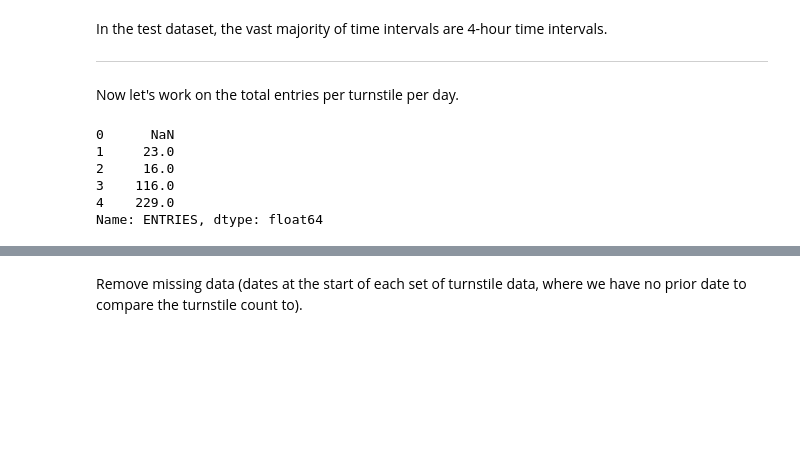
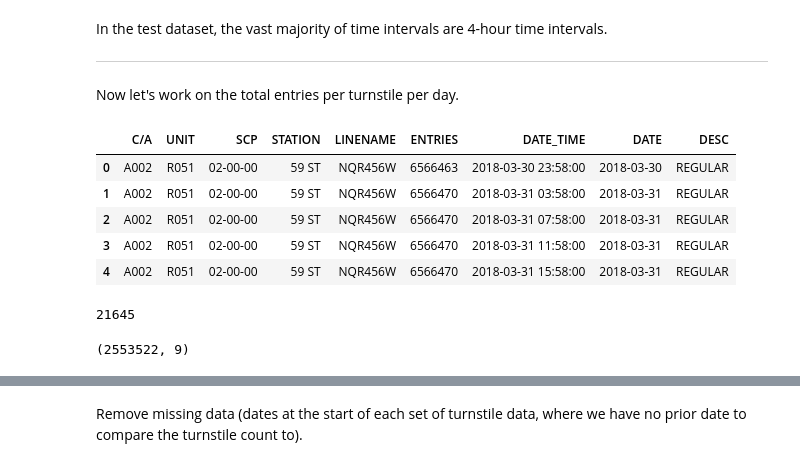
Before and after one commit to cstepien/campaign_positioning_at_mta_stations, a Jupyter notebook: challenge_set_1_courtney.ipynb, the cells around one changed output, grey strips where cells are left out. Drawn from its saved outputs; the diff is of its cells as text; code cells hidden in the pictures; blank space fills up the shorter version.

```diff
--- a/challenge_set_1_courtney.ipynb
+++ b/challenge_set_1_courtney.ipynb
@@ -149,4 +182,13 @@ In the test dataset, the vast majority of time intervals are 4-hour time interva
 
 ---
 Now let's work on the total entries per turnstile per day.
+# %%
+time_series_df.head()
+# %% [output]
+|  | C/A | UNIT | SCP | STATION | LINENAME | ENTRIES | DATE_TIME | DATE | DESC |
+| 0 | A002 | R051 | 02-00-00 | 59 ST | NQR456W | 6566463 | 2018-03-30 23:58:00 | 2018-03-30 | REGULAR |
+| 1 | A002 | R051 | 02-00-00 | 59 ST | NQR456W | 6566470 | 2018-03-31 03:58:00 | 2018-03-31 | REGULAR |
+| 2 | A002 | R051 | 02-00-00 | 59 ST | NQR456W | 6566470 | 2018-03-31 07:58:00 | 2018-03-31 | REGULAR |
+| 3 | A002 | R051 | 02-00-00 | 59 ST | NQR456W | 6566470 | 2018-03-31 11:58:00 | 2018-03-31 | REGULAR |
+| 4 | A002 | R051 | 02-00-00 | 59 ST | NQR456W | 6566470 | 2018-03-31 15:58:00 | 2018-03-31 | REGULAR |
 # %%
@@ -154,12 +196,11 @@ entry_diff_per_turnstile_interval = time_series_df.groupby(by=group_vals)['ENTRI
-# %%
-entry_diff_per_turnstile_interval.head()
-# %% [output]
-0      NaN
-1     23.0
-2     16.0
-3    116.0
-4    229.0
-Name: ENTRIES, dtype: float64
+# %%
+entry_diff_per_turnstile_interval[entry_diff_per_turnstile_interval < 0].shape[0]
+# %% [output]
+21645
+# %%
+time_series_df.shape
+# %% [output]
+(2553522, 9)
 # %%
 time_series_df["ENTRY_DIFF"] = entry_diff_per_turnstile_interval
 # %%
```
Also changed, not shown: parts of 16 cells of this notebook.
